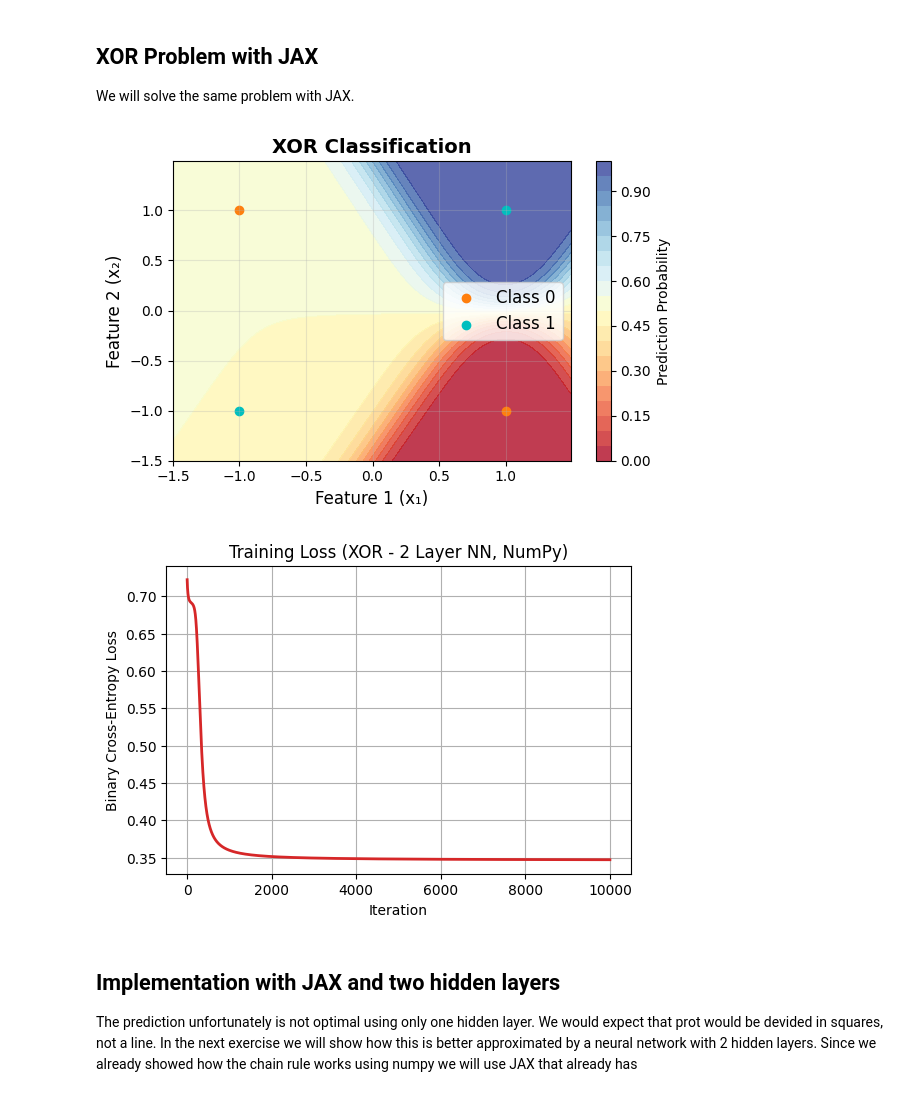
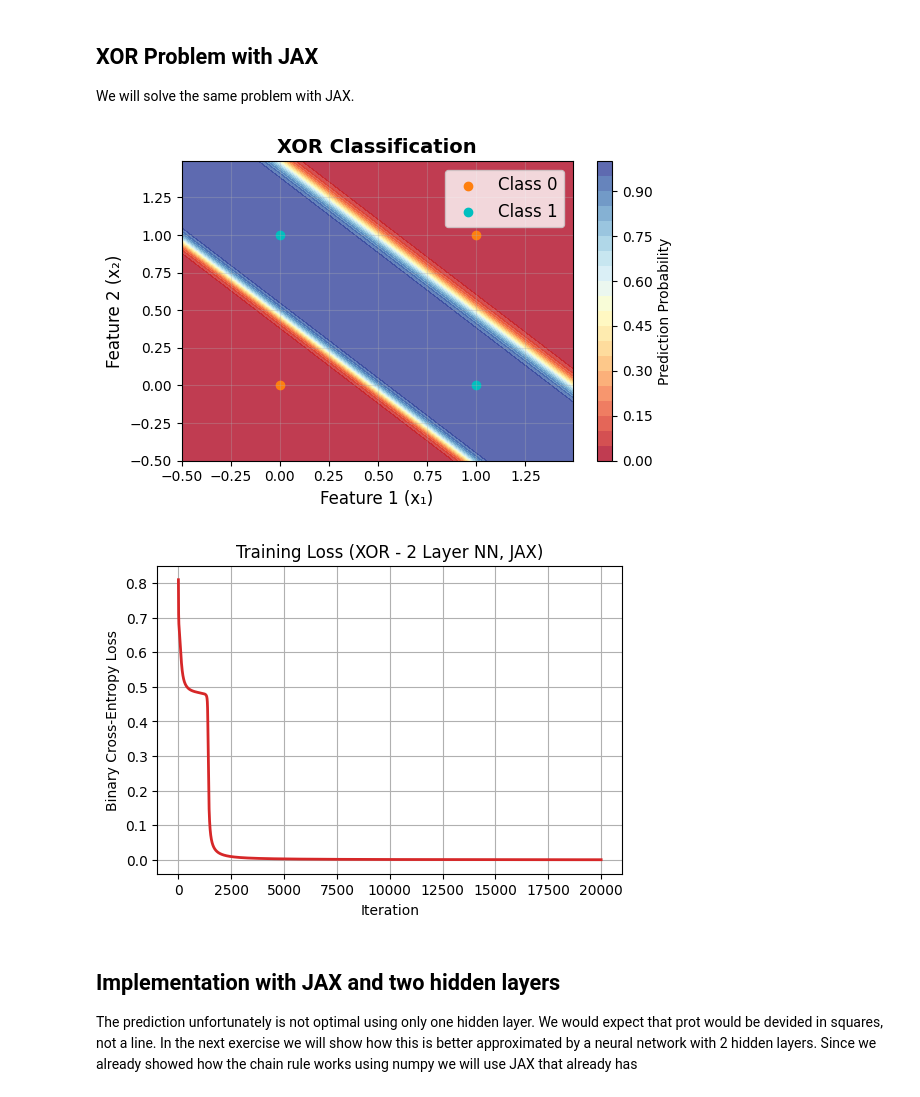
Before and after one commit to faressc/dl4ad, a Jupyter notebook: notebooks/03-perceptrons.ipynb, the cells around one changed output. Drawn from its saved outputs; the diff is of its cells as text; code cells hidden in the pictures.

```diff
--- a/notebooks/03-perceptrons.ipynb
+++ b/notebooks/03-perceptrons.ipynb
@@ -129,9 +129,9 @@ def train(key, X, Y, lr=0.05, n_iter=1000):
 n_iters = 10000
 lr = 0.03
 
-W, b, loss_history = train(key, X, Y, lr, n_iters)
+w, b, loss_history = train(key, X, Y, lr, n_iters)
 
-w_0, w_1 = W
+w_0, w_1 = w
 
 x_line = jnp.linspace(X[:,0].min(), X[:,0].max(), 100)
 y_line = -(b + w_0 * x_line) / w_1
@@ -193,13 +191,9 @@ A detailed explaination and a step by step calculation of the backpropagation ca
 # %%
 np.random.seed(42)
 
-X = np.array([
-    [-1, -1],
-    [-1, 1],
-    [1, -1],
-    [1, 1]
-])
-Y = np.array([[1], [0], [0], [1]])  # shape (4, 1)
+# Data
+X = np.array([[0, 0],[0, 1],[1, 0],[1, 1]])
+Y = np.array([[0], [1], [1], [0]])  # shape (4, 1)
 # %%
 def model(X, params):
     W_1, b_1, W_2, b_2 = params
@@ -298,7 +314,7 @@ def train(X, Y, n_hidden=2, lr=0.1, n_iter=10000):
 
     return W_1, b_1, W_2, b_2, Y_pred, loss_history
 # %%
-W_1, b_1, W_2, b_2, Y_pred, loss_history = train(X, Y, n_hidden=2, lr=0.5, n_iter=10000)
+W_1, b_1, W_2, b_2, Y_pred, loss_history = train(X, Y, n_hidden=2, lr=0.3, n_iter=20000)
 params = (W_1, b_1, W_2, b_2)
 
 preds = (Y_pred > 0.5).astype(int)
@@ -419,58 +442,55 @@ def train(key, X, Y, n_hidden1=2, lr=0.5, n_iter=10000):
 # %%
-params, loss_history = train(key, X, Y, n_hidden1=2, lr=0.5, n_iter=10000)
+params, loss_history = train(key, X, Y, n_hidden=2, lr=0.3, n_iter=20000)
 
 # Plot data
 x_min, x_max = X[:, 0].min() - 0.5, X[:, 0].max() + 0.5
 y_min, y_max = X[:, 1].min() - 0.5, X[:, 1].max() + 0.5
 h = 0.01  # Step size in the mesh
-xx, yy = np.meshgrid(np.arange(x_min, x_max, h),
-                        np.arange(y_min, y_max, h))
+xx, yy = np.meshgrid(np.arange(x_min, x_max, s),
+                        np.arange(y_min, y_max, s))
 
 # Create input array from mesh grid
 mesh_input = np.c_[xx.ravel(), yy.ravel()]
 
 # Reshape predictions to match mesh grid
 _, predictions = model(mesh_input, params)
+
+predictions_flat = predictions.flatten()
 
 Z = predictions.reshape(xx.shape)
 
 # Create the plot
 plt.figure(figsize=(6,4))
 
 # Plot decision boundary and regions
 contourf = plt.contourf(xx, yy, Z, levels=20, cmap='RdYlBu', alpha=0.8)
 plt.colorbar(contourf, label='Prediction Probability')
-
-
-# Plot decision boundary line (0.5 threshold)
-#contour = plt.contour(xx, yy, Z, levels=[0.5], colors='black', linewidths=2)
-#plt.clabel(contour, inline=True)
-
+3
 class_0 = X[Y.ravel() == 0]
 class_1 = X[Y.ravel() == 1]
 
 
 plt.scatter(class_0[:, 0], class_0[:, 1], color="C1", label="Class 0")
 plt.scatter(class_1[:, 0], class_1[:, 1], color="c", label="Class 1")
 
 plt.xlabel('Feature 1 (x₁)', fontsize=12)
 plt.ylabel('Feature 2 (x₂)', fontsize=12)
 plt.title("XOR Classification", fontsize=14, fontweight='bold')
 plt.legend(fontsize=12)
 plt.grid(True, alpha=0.3)
 plt.tight_layout()
 
 
 plt.figure(figsize=(6,4))
 plt.plot(loss_history, color="C3", lw=2)
 plt.xlabel("Iteration")
 plt.ylabel("Binary Cross-Entropy Loss")
-plt.title("Training Loss (XOR - 2 Layer NN, NumPy)")
+plt.title("Training Loss (XOR - 2 Layer NN, JAX)")
 plt.grid(True)
 plt.show()
 # %% [output]
-[figure, old version]
+[figure, new version]
-[figure, old version]
+[figure, new version]
 # %% [markdown]
 ## Implementation with JAX and two hidden layers
 
```
Also changed, not shown: parts of 14 cells of this notebook.
